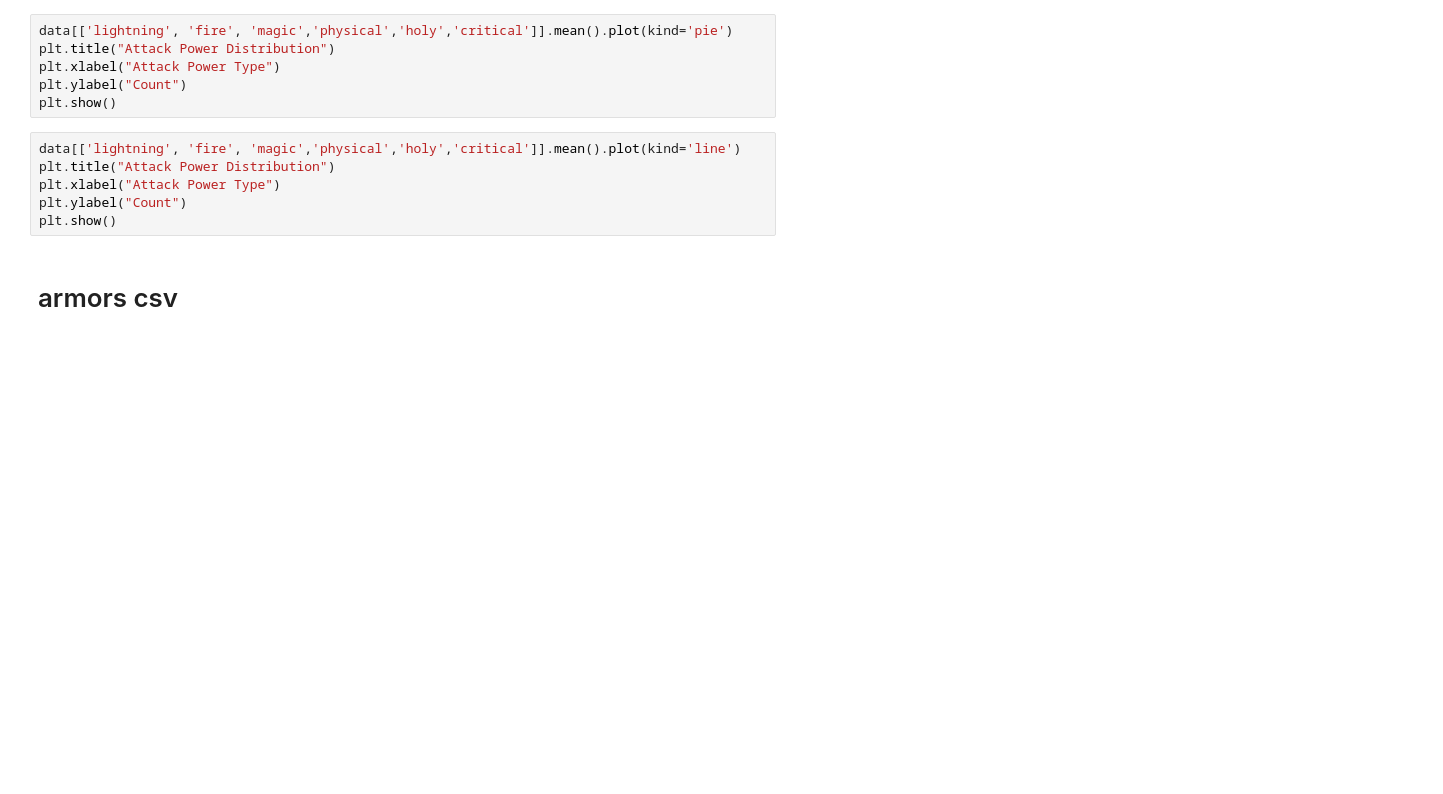
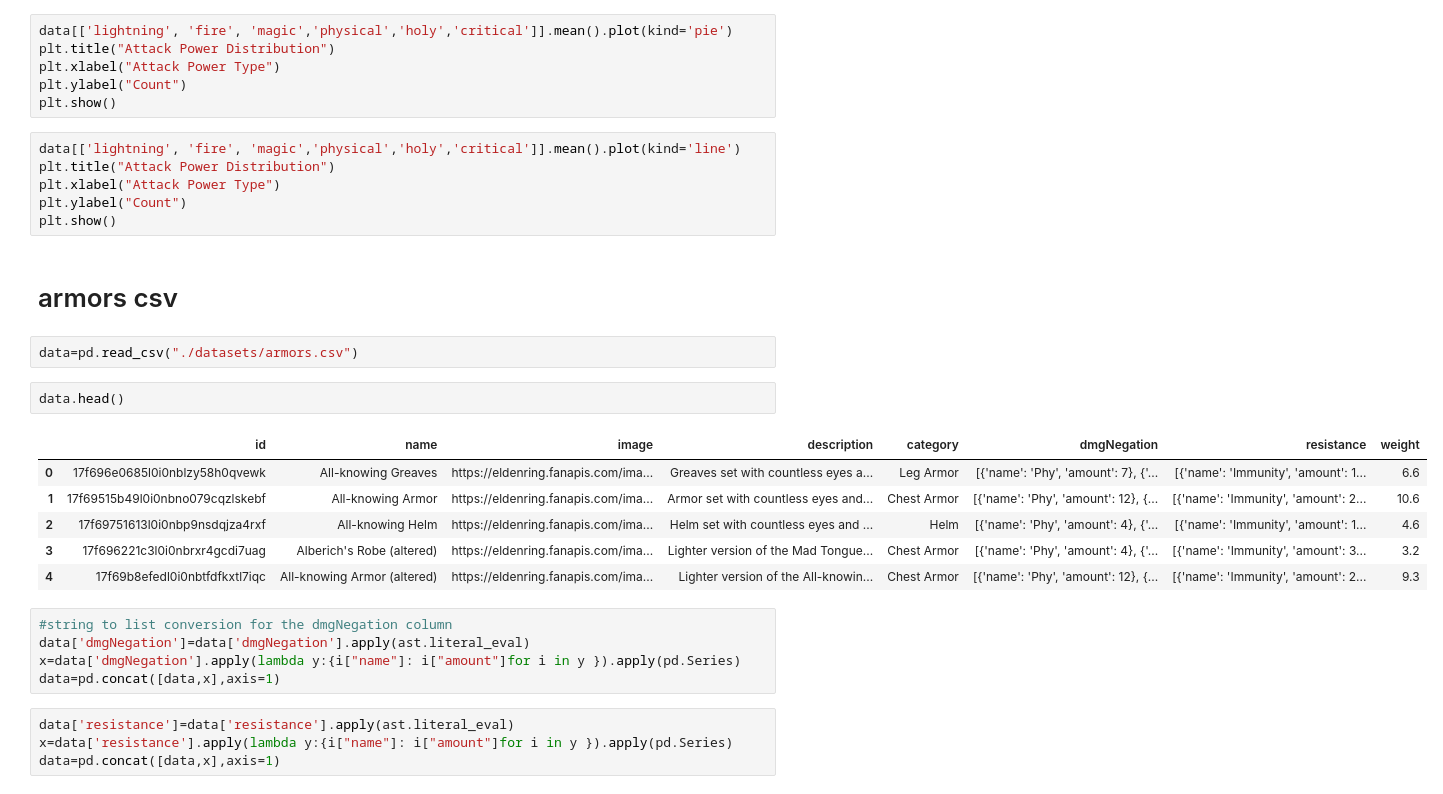
Before and after one commit to naman-kukadiya/data-science-learning, a Jupyter notebook: elden ring/eldenring_analysis.ipynb, the cells around one changed output. Drawn from its saved outputs; the diff is of its cells as text; blank space fills up the shorter version.

```diff
--- a/elden ring/eldenring_analysis.ipynb
+++ b/elden ring/eldenring_analysis.ipynb
@@ -105,3 +105,23 @@ plt.ylabel("Count")
 plt.show()
 # %% [markdown]
 # armors csv
+# %%
+data=pd.read_csv("./datasets/armors.csv")
+# %%
+data.head()
+# %% [output]
+|  | id | name | image | description | category | dmgNegation | resistance | weight |
+| 0 | 17f696e0685l0i0nblzy58h0qvewk | All-knowing Greaves | https://eldenring.fanapis.com/ima... | Greaves set with countless eyes a... | Leg Armor | [{'name': 'Phy', 'amount': 7}, {'... | [{'name': 'Immunity', 'amount': 1... | 6.6 |
+| 1 | 17f69515b49l0i0nbno079cqzlskebf | All-knowing Armor | https://eldenring.fanapis.com/ima... | Armor set with countless eyes and... | Chest Armor | [{'name': 'Phy', 'amount': 12}, {... | [{'name': 'Immunity', 'amount': 2... | 10.6 |
+| 2 | 17f69751613l0i0nbp9nsdqjza4rxf | All-knowing Helm | https://eldenring.fanapis.com/ima... | Helm set with countless eyes and ... | Helm | [{'name': 'Phy', 'amount': 4}, {'... | [{'name': 'Immunity', 'amount': 1... | 4.6 |
+| 3 | 17f696221c3l0i0nbrxr4gcdi7uag | Alberich's Robe (altered) | https://eldenring.fanapis.com/ima... | Lighter version of the Mad Tongue... | Chest Armor | [{'name': 'Phy', 'amount': 4}, {'... | [{'name': 'Immunity', 'amount': 3... | 3.2 |
+| 4 | 17f69b8efedl0i0nbtfdfkxtl7iqc | All-knowing Armor (altered) | https://eldenring.fanapis.com/ima... | Lighter version of the All-knowin... | Chest Armor | [{'name': 'Phy', 'amount': 12}, {... | [{'name': 'Immunity', 'amount': 2... | 9.3 |
+# %%
+#string to list conversion for the dmgNegation column
+data['dmgNegation']=data['dmgNegation'].apply(ast.literal_eval)
+x=data['dmgNegation'].apply(lambda y:{i["name"]: i["amount"]for i in y }).apply(pd.Series)
+data=pd.concat([data,x],axis=1)
+# %%
+data['resistance']=data['resistance'].apply(ast.literal_eval)
+x=data['resistance'].apply(lambda y:{i["name"]: i["amount"]for i in y }).apply(pd.Series)
+data=pd.concat([data,x],axis=1)
```
Also changed, not shown: parts of 10 cells of this notebook, 1 other file.
